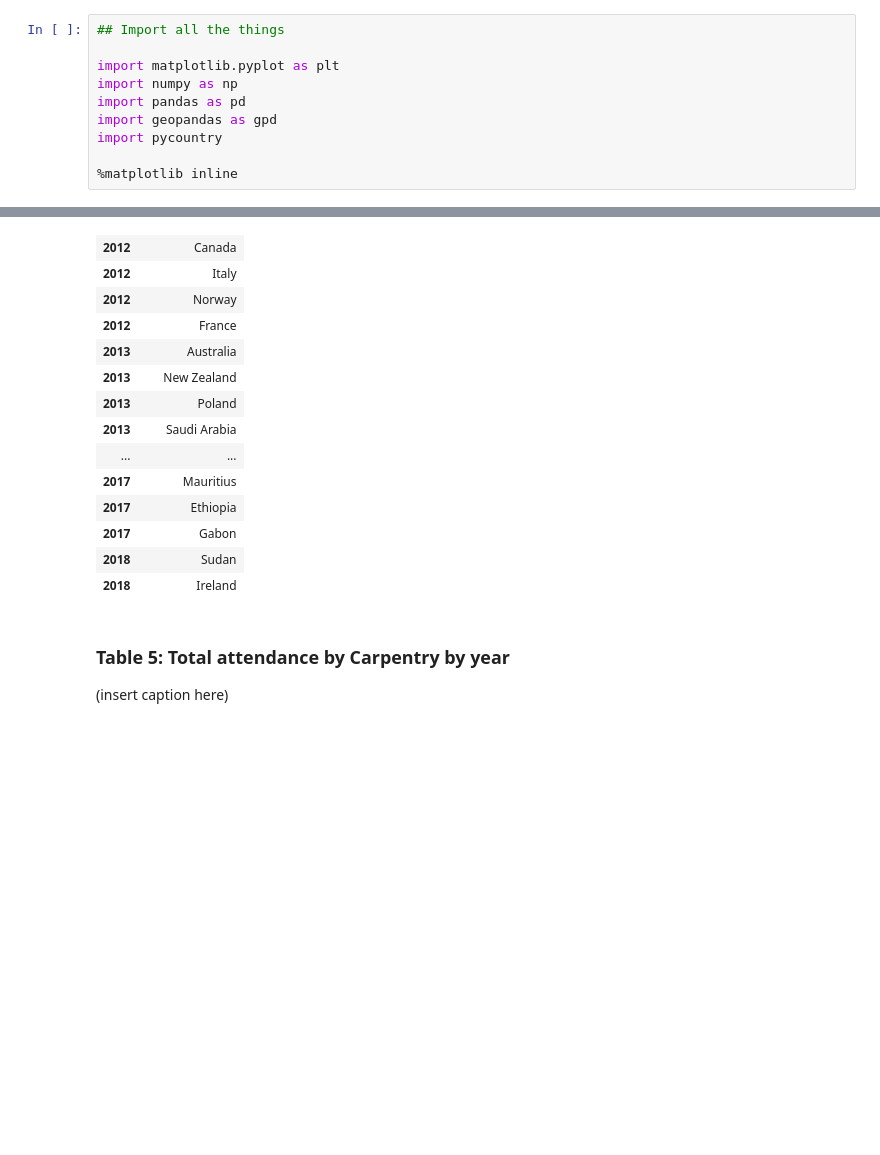
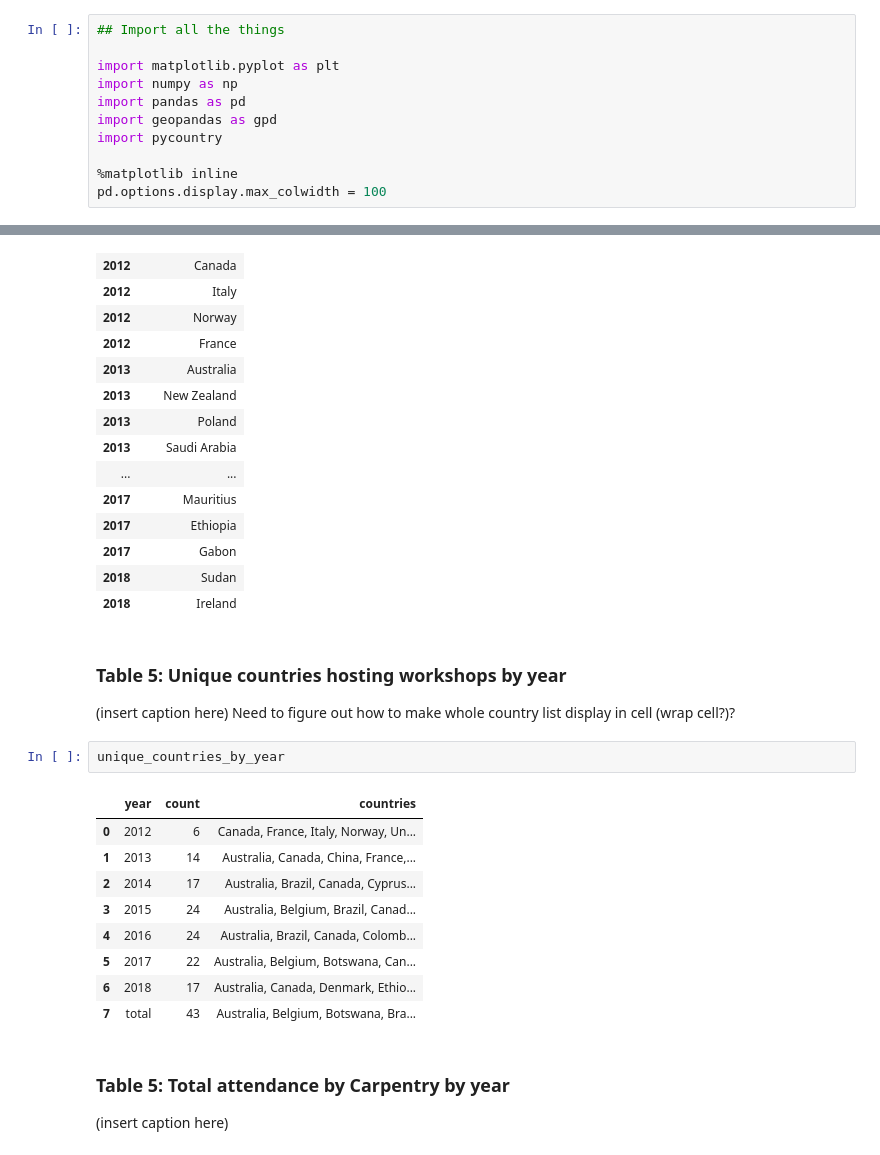
Before and after one commit to carpentries/assessment, a Jupyter notebook: programmatic-assessment/workshops/final_report_outline.ipynb, the cells around one changed output, grey strips where cells are left out. Cells and saved outputs as stored; diff of their text form; blank space fills up the shorter version.

```diff
--- a/programmatic-assessment/workshops/final_report_outline.ipynb
+++ b/programmatic-assessment/workshops/final_report_outline.ipynb
@@ -30,6 +30,7 @@ import geopandas as gpd
 import pycountry
 
 %matplotlib inline
+pd.options.display.max_colwidth = 100
 # %%
 # Setting up base maps
 world = gpd.read_file(gpd.datasets.get_path('naturalearth_lowres')) # world map
@@ -585,6 +598,23 @@ first_workshop.set_index('year')
 | 2017 | Gabon |
 | 2018 | Sudan |
 | 2018 | Ireland |
+# %% [markdown]
+### Table 5: Unique countries hosting workshops by year
+
+(insert caption here)
+Need to figure out how to make whole country list display in cell (wrap cell?)?
+# %%
+unique_countries_by_year
+# %% [output]
+|  | year | count | countries |
+| 0 | 2012 | 6 | Canada, France, Italy, Norway, Un... |
+| 1 | 2013 | 14 | Australia, Canada, China, France,... |
+| 2 | 2014 | 17 | Australia, Brazil, Canada, Cyprus... |
+| 3 | 2015 | 24 | Australia, Belgium, Brazil, Canad... |
+| 4 | 2016 | 24 | Australia, Brazil, Canada, Colomb... |
+| 5 | 2017 | 22 | Australia, Belgium, Botswana, Can... |
+| 6 | 2018 | 17 | Australia, Canada, Denmark, Ethio... |
+| 7 | total | 43 | Australia, Belgium, Botswana, Bra... |
 # %% [markdown]
 ### Table 5: Total attendance by Carpentry by year
 (insert caption here)
```
Also changed, not shown: parts of 8 cells of this notebook.
